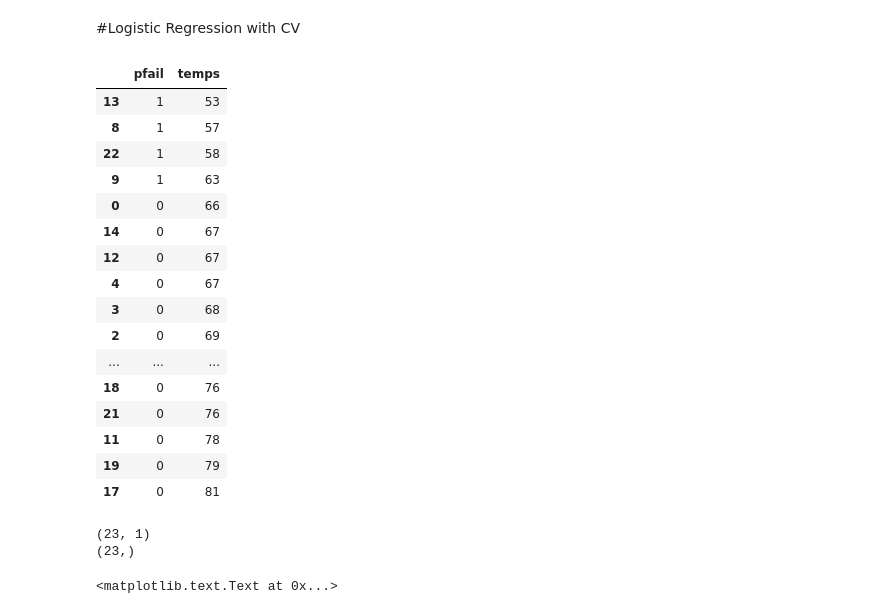
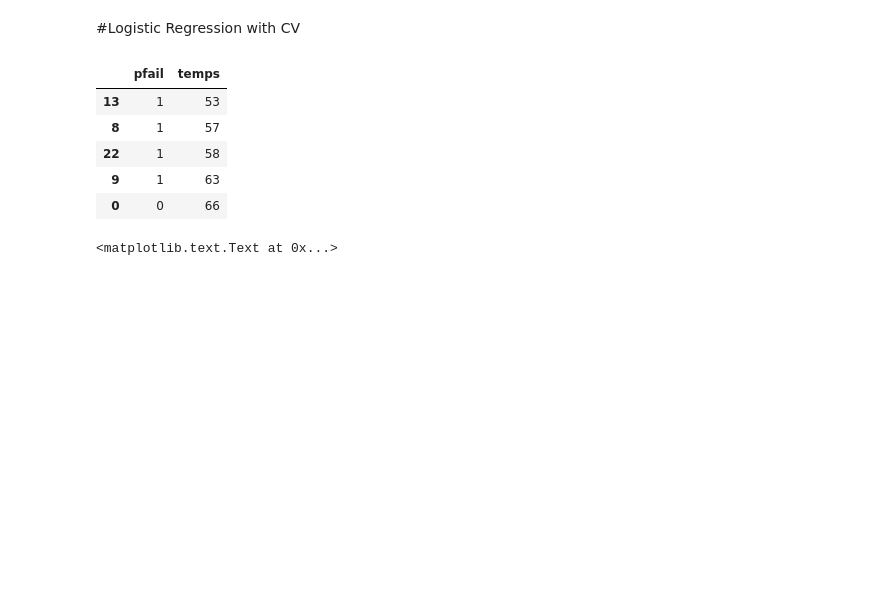
Before and after one commit to jthang/MachineLearningLab, a Jupyter notebook: lab_regression_PCA.ipynb, the cells around one changed output. Drawn from its saved outputs; the diff is of its cells as text; code cells hidden in the pictures; blank space fills up the shorter version.

```diff
--- a/lab_regression_PCA.ipynb
+++ b/lab_regression_PCA.ipynb
@@ -443,42 +443,28 @@ pd.crosstab(pfail, clf.predict(temps.reshape(-1,1)), rownames=["Actual"], colnam
 # %%
 data = np.array([[float(j) for j in datae.strip().split()] for datae in open('./data/lab_scikit_learn/chall.txt')])
 temps, pfail = data[:,0], data[:,1]
 
 df = pd.DataFrame(dict(temps=temps, pfail=pfail))
-# df = df.set_index('temps')
 df = df.sort(['temps'])
-df
+df.head()
 # %% [output]
 |  | pfail | temps |
 | 13 | 1 | 53 |
 | 8 | 1 | 57 |
 | 22 | 1 | 58 |
 | 9 | 1 | 63 |
 | 0 | 0 | 66 |
-| 14 | 0 | 67 |
-| 12 | 0 | 67 |
-| 4 | 0 | 67 |
-| 3 | 0 | 68 |
-| 2 | 0 | 69 |
-| ... | ... | ... |
-| 18 | 0 | 76 |
-| 21 | 0 | 76 |
-| 11 | 0 | 78 |
-| 19 | 0 | 79 |
-| 17 | 0 | 81 |
 # %%
-X_HD = df[['temps', 'pfail']].values
-temps_std_vec = X_HD[:,0]
-temps_std = temps_std_vec.reshape(-1,1)
+# X_HD = df[['temps', 'pfail']].values
+# temps_std_vec = X_HD[:,0]
+# temps_std = temps_std_vec.reshape(-1,1)
 
-pfail_std_vec = X_HD[:,1]
-pfail_std = pfail_std_vec.reshape(-1,1)
+# pfail_std_vec = X_HD[:,1]
+# pfail_std = pfail_std_vec.reshape(-1,1)
 
-print temps_std.shape
-print pfail_std_vec.shape
+# print temps_std
+# print temps.reshape(-1,1)
+# # print pfail_std_vec.shape
-# %% [output]
-(23, 1)
-(23,)
 # %%
 X_HD = df[['temps', 'pfail']].values
 
```
Also changed, not shown: parts of 13 cells of this notebook.
